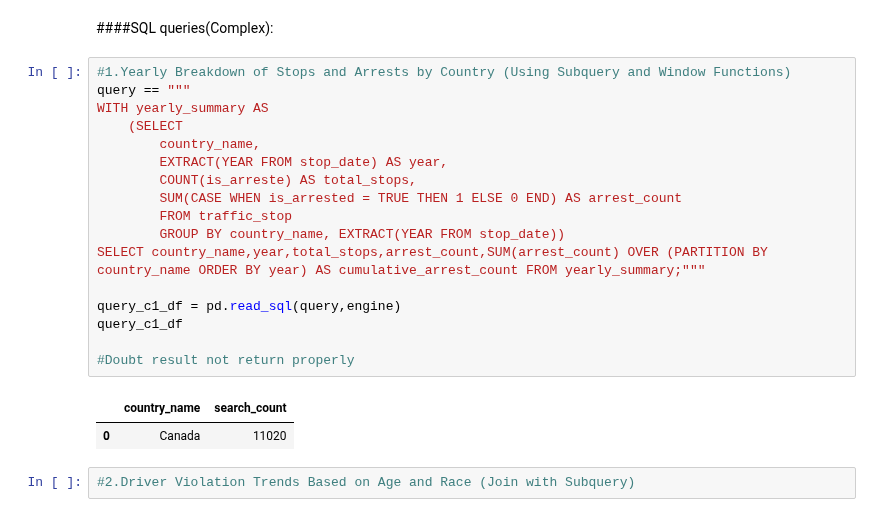
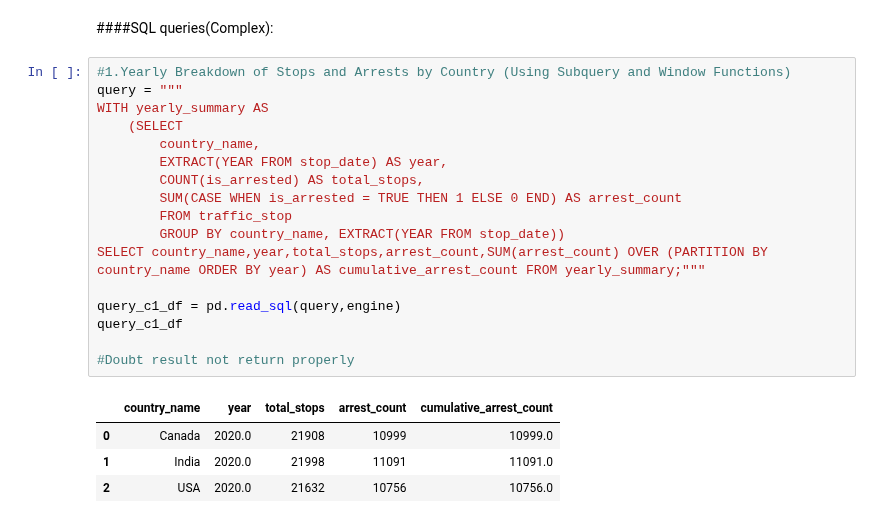
Before and after one commit to Infant-Joshva/Data-Science-learning-path, a Jupyter notebook: Mini_Project_1(Secure_check)Git/Mini_project_1(Secure_Check).ipynb, the cells around one changed output. Drawn from its saved outputs; the diff is of its cells as text.

```diff
--- a/Mini_Project_1(Secure_check)Git/Mini_project_1(Secure_Check).ipynb
+++ b/Mini_Project_1(Secure_check)Git/Mini_project_1(Secure_Check).ipynb
@@ -586,23 +586,23 @@ query_15_df
 ####SQL queries(Complex):
 # %%
 #1.Yearly Breakdown of Stops and Arrests by Country (Using Subquery and Window Functions)
-query == """
+query = """
 WITH yearly_summary AS
 	(SELECT
 		country_name,
 		EXTRACT(YEAR FROM stop_date) AS year,
-		COUNT(is_arreste) AS total_stops,
+		COUNT(is_arrested) AS total_stops,
 		SUM(CASE WHEN is_arrested = TRUE THEN 1 ELSE 0 END) AS arrest_count
 		FROM traffic_stop
 		GROUP BY country_name, EXTRACT(YEAR FROM stop_date))
 SELECT country_name,year,total_stops,arrest_count,SUM(arrest_count) OVER (PARTITION BY country_name ORDER BY year) AS cumulative_arrest_count FROM yearly_summary;"""
 
 query_c1_df = pd.read_sql(query,engine)
 query_c1_df
 
 #Doubt result not return properly
 # %% [output]
-|  | country_name | search_count |
-| 0 | Canada | 11020 |
+|  | country_name | year | total_stops | arrest_count | cumulative_arrest_count |
+| 0 | Canada | 2020.0 | 21908 | 10999 | 10999.0 |
+| 1 | India | 2020.0 | 21998 | 11091 | 11091.0 |
+| 2 | USA | 2020.0 | 21632 | 10756 | 10756.0 |
-# %%
-#2.Driver Violation Trends Based on Age and Race (Join with Subquery)
```
Also changed, not shown: parts of 5 cells of this notebook.
